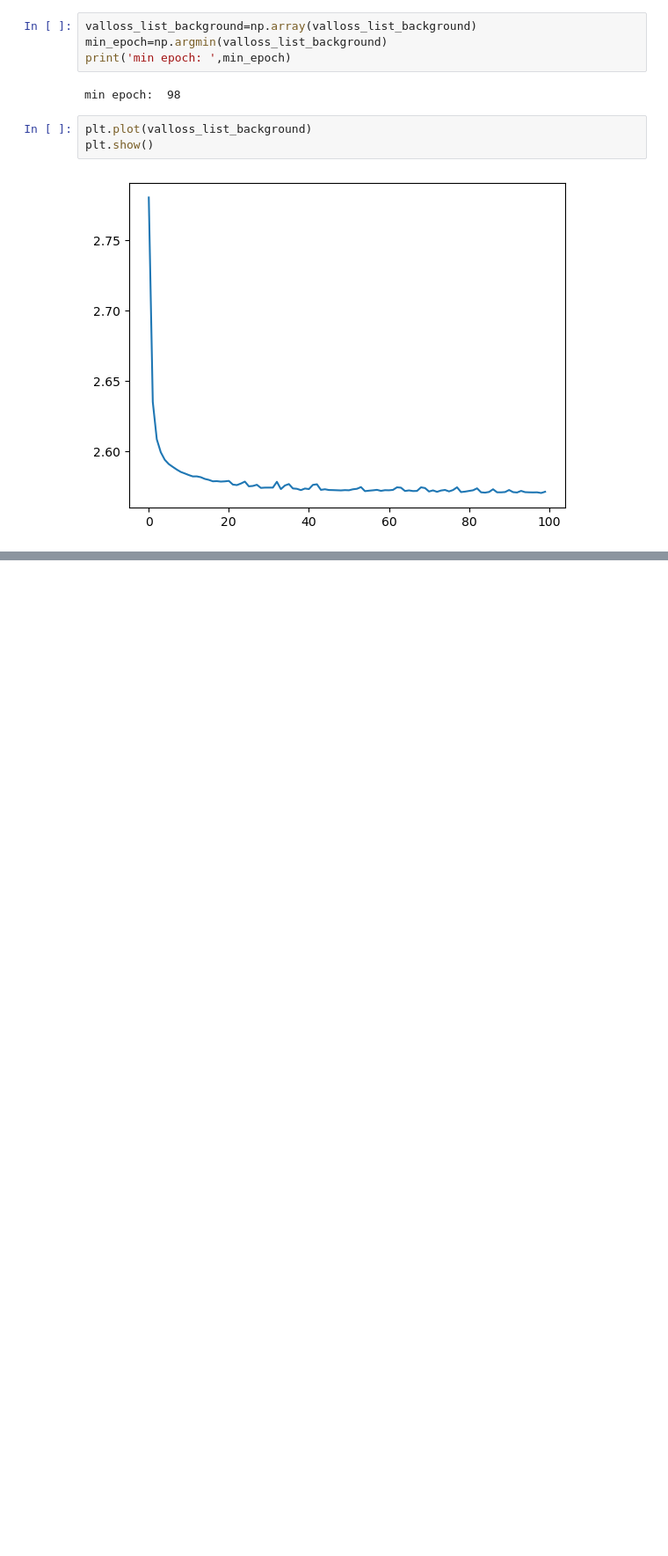
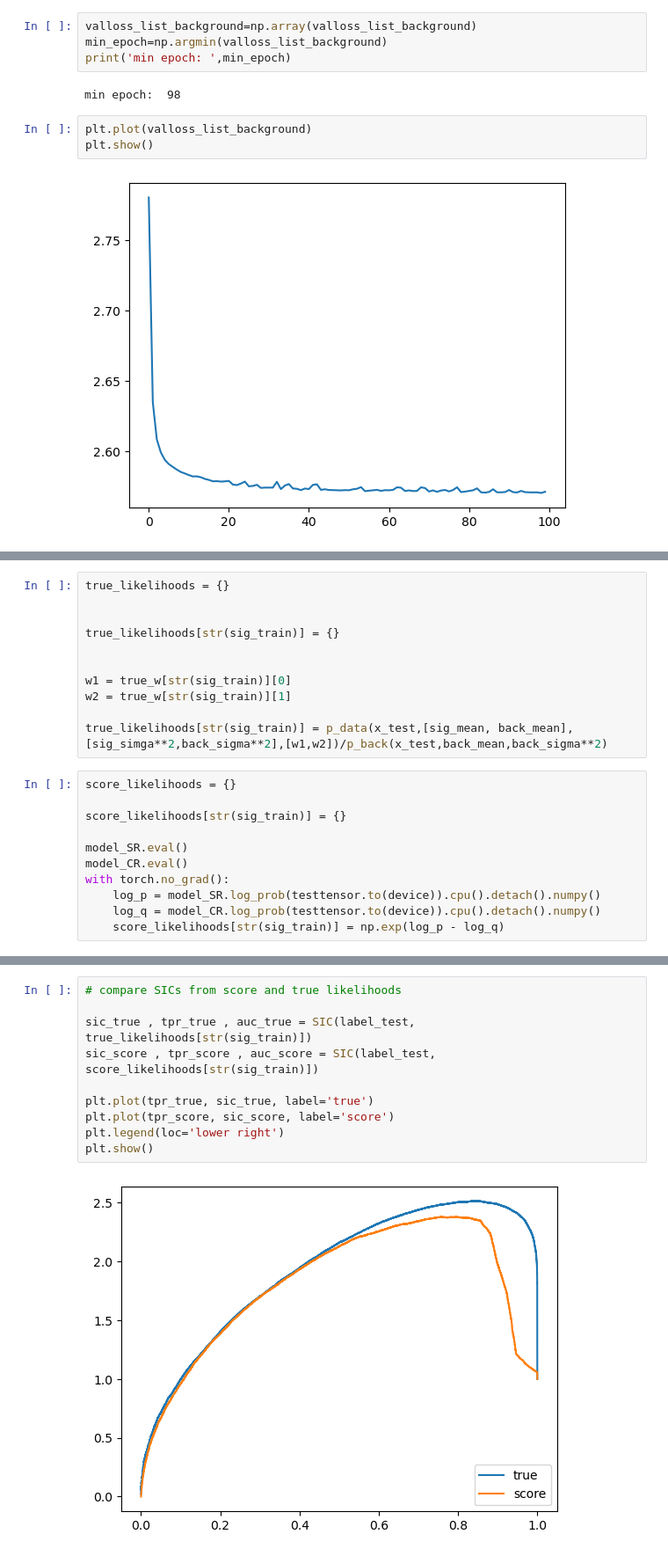
Before and after one commit to rd804/R-ANODE, a Jupyter notebook: notebooks/nflows_gaussian_mixture.ipynb, the cells around one changed output, grey strips where cells are left out. Shown at 88% size. Cells and saved outputs as stored; diff of their text form; blank space fills up the shorter version.

```diff
--- a/notebooks/nflows_gaussian_mixture.ipynb
+++ b/notebooks/nflows_gaussian_mixture.ipynb
@@ -204,0 +250,22 @@ plt.show()
+# %%
+true_likelihoods = {}
+
+
+true_likelihoods[str(sig_train)] = {}
+
+
+w1 = true_w[str(sig_train)][0]
+w2 = true_w[str(sig_train)][1]
+
+true_likelihoods[str(sig_train)] = p_data(x_test,[sig_mean, back_mean],[sig_simga**2,back_sigma**2],[w1,w2])/p_back(x_test,back_mean,back_sigma**2)
+# %%
+score_likelihoods = {}
+
+score_likelihoods[str(sig_train)] = {}
+
+model_SR.eval()
+model_CR.eval()
+with torch.no_grad():
+    log_p = model_SR.log_prob(testtensor.to(device)).cpu().detach().numpy()
+    log_q = model_CR.log_prob(testtensor.to(device)).cpu().detach().numpy()
+    score_likelihoods[str(sig_train)] = np.exp(log_p - log_q)
@@ -204,0 +276,12 @@ plt.show()
+# %%
+# compare SICs from score and true likelihoods
+
+sic_true , tpr_true , auc_true = SIC(label_test, true_likelihoods[str(sig_train)])
+sic_score , tpr_score , auc_score = SIC(label_test, score_likelihoods[str(sig_train)])
+
+plt.plot(tpr_true, sic_true, label='true')
+plt.plot(tpr_score, sic_score, label='score')
+plt.legend(loc='lower right')
+plt.show()
+# %% [output]
+[figure, added]
```
Also changed, not shown: parts of 7 cells of this notebook.
